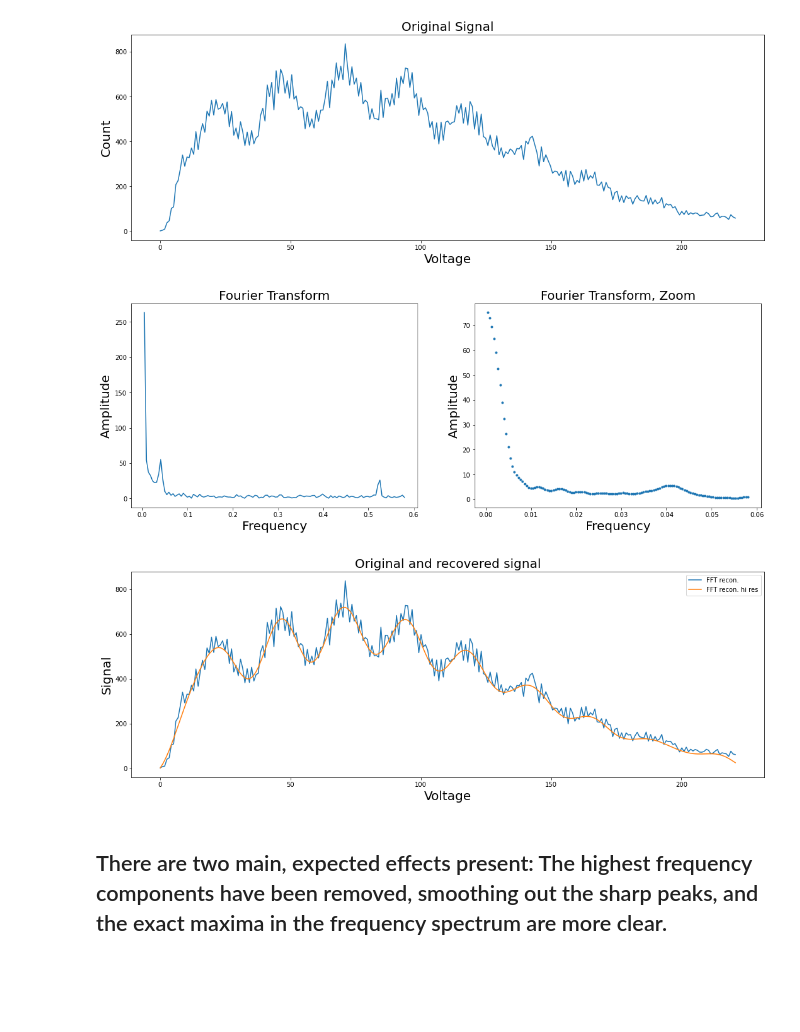
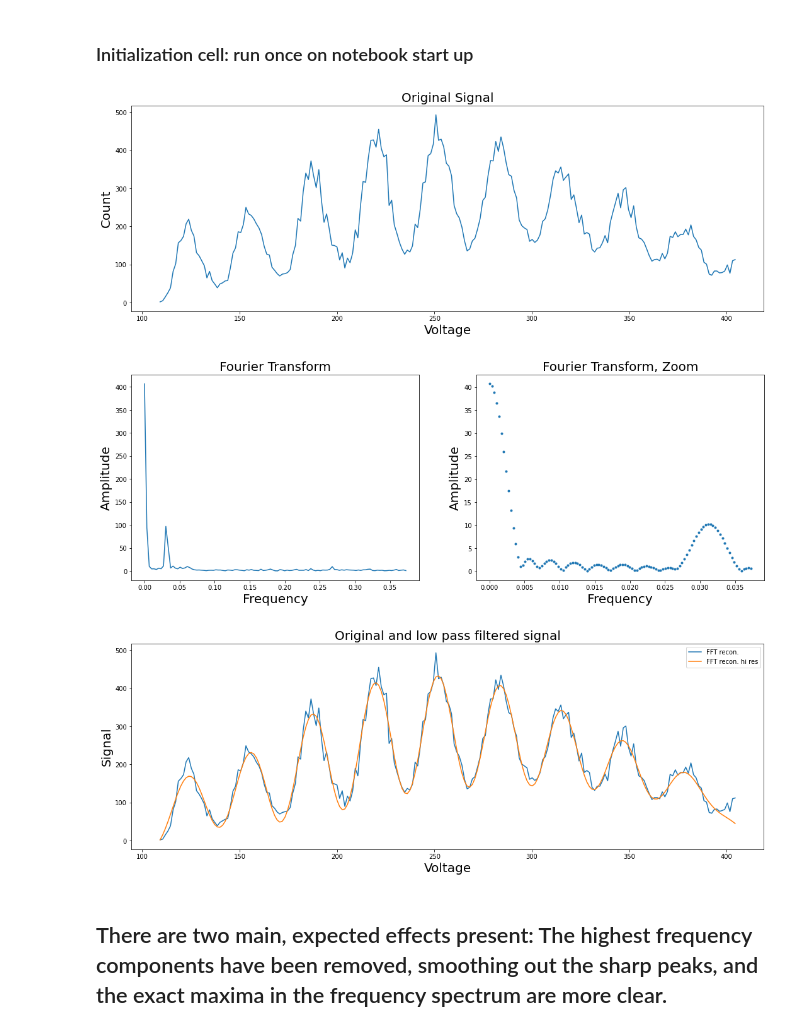
Before and after one commit to peckalec/SiPM-Studies, a Jupyter notebook: 1D fourier.ipynb, the cells around one changed output. Saved outputs shown, nothing was run; the diff lists cells and outputs as text; code cells hidden in the pictures; blank space fills up the shorter version.

```diff
--- a/1D fourier.ipynb
+++ b/1D fourier.ipynb
@@ -4,0 +1,2 @@ import matplotlib.pyplot as plt
+# %% [markdown]
+### Initialization cell: run once on notebook start up
@@ -5,34 +31,34 @@ import matplotlib.pyplot as plt
 # %%
 ###Define Inputs
 #!!input document must be delineated with two collumns of (x,y) points!!
-fouriersignal = np.loadtxt("26vcal.txt",float)
+fouriersignal = np.loadtxt("../../calibration/cal 200325-02 2 amp.txt",float)
 hires = 10 #high resolution at low frequencies, set to at least 2;
           #gives a factor of #hires finer frequency sampling, but with a factor of #hires smaller frequency window
 hiresoff = 0 #start at frequency hiresoff/T/hires
 
-time = fouriersignal[:,0]
-signal = fouriersignal[:,1]
+time = fouriersignal[0:len(fouriersignal)//3*2,0]
+signal = fouriersignal[0:len(fouriersignal)//3*2,-1]
 T = time[-1] - time[0] #total integration period
 N = len(time) #number of points
-FFTs = np.zeros([N//2,3]) #Fourier frequencies, amplitudes, and phases
-FFTshr = np.zeros([N//2,3]) #high res
+FFTs = np.zeros([3,N//2]) #Fourier frequencies, amplitudes, and phases
+FFTshr = np.zeros([3,N//2]) #high res
 
 # The DFT is always symmetric about its midpoint.
 # Frequencies above the midpoint are below the Nyquist criterion and does not represent real frequencies.
-for f in range(1,N//2): #iterate over frequencies
+for f in range(0,N//2): #iterate over frequencies
     A = 0
     Ahr = 0
     for d in range(N): #iterate over data points
         A += signal[d] * np.exp(-1j*2*np.pi*d*f/N) #integrate at frequencies f/N, A = a +ib for the fourier expansion f(t) = a*cos(wt)+bsin(wt)
         Ahr += signal[d] * np.exp(-1j*2*np.pi*d*(f+hiresoff)/N/hires)
 
-    FFTs[f,0] = f/T #frequency
-    FFTs[f,1] = la.norm(A)/N*2 #amplitude, factor of 2 to account for symmetry of DFT
-    FFTs[f,2] = np.arctan2(np.imag(A),np.real(A)) #phase
+    FFTs[0][f] = f/T #frequency
+    FFTs[1][f] = la.norm(A)/N*2 #amplitude, factor of 2 to account for symmetry of DFT
+    FFTs[2][f] = np.arctan2(np.imag(A),np.real(A)) #phase
 
-    FFTshr[f,0] = (f+hiresoff)/T/hires #hires frequency
-    FFTshr[f,1] = la.norm(Ahr)/N/hires*2 #hires amplitude
-    FFTshr[f,2] = np.arctan2(np.imag(Ahr),np.real(Ahr)) #hires phase
+    FFTshr[0][f] = (f+hiresoff)/T/hires #hires frequency
+    FFTshr[1][f] = la.norm(Ahr)/N/hires*2 #hires amplitude
+    FFTshr[2][f] = np.arctan2(np.imag(Ahr),np.real(Ahr)) #hires phase
 
 #Inverse Fourier transform
 invFT = np.zeros(N,complex)
@@ -40,43 +66,43 @@ invFThr = np.zeros(N,complex)
 
 for d in range(N): #iterate over data points
     for f in range(N//2): #iterate over frequencies
-        invFT[d] += FFTs[f,1] * np.exp(2j*np.pi*d/N*f+1j*FFTs[f,2])
-        invFThr[d] += FFTshr[f,1] * np.exp(2j*np.pi*d/N*(f+hiresoff)/hires+1j*FFTshr[f,2])
+        invFT[d] += FFTs[1][f] * np.exp(2j*np.pi*d/N*f+1j*FFTs[2][f])
+        invFThr[d] += FFTshr[1][f] * np.exp(2j*np.pi*d/N*(f+hiresoff)/hires+1j*FFTshr[2][f])
 #take real part and add the DC offset back
 ReinvFT = np.real(invFT) + signal[0] - np.real(invFT[0])
 ReinvFThr = np.real(invFThr) + signal[0] - np.real(invFThr[0])
 # %%
 #make plots
 plt.rcParams["figure.figsize"] = (18,6)
 plt.plot(time,signal)
 plt.title("Original Signal", size=20)
 plt.xlabel("Voltage", size=20)
 plt.ylabel("Count", size=20)
 plt.show()
 
 fig,ax = plt.subplots(1,2,figsize=(18,6))
-ax[0].plot(FFTs[1:,0],FFTs[1:,1],"-")
+ax[0].plot(FFTs[0],FFTs[1],"-")
 ax[0].set_title("Fourier Transform", size=20)
 ax[0].set_xlabel("Frequency", size=20)
 ax[0].set_ylabel("Amplitude", size=20)
 
-ax[1].plot(FFTshr[1:,0],FFTshr[1:,1],".")
+ax[1].plot(FFTshr[0],FFTshr[1],".")
 ax[1].set_title("Fourier Transform, Zoom", size=20)
 ax[1].set_xlabel("Frequency", size=20)
 ax[1].set_ylabel("Amplitude", size=20)
 plt.show()
 
 plt.plot(time,ReinvFT,label="FFT recon.")
 plt.plot(time,ReinvFThr,label="FFT recon. hi res")
 plt.legend()
-plt.title("Original and recovered signal", size=20)
+plt.title("Original and low pass filtered signal", size=20)
 plt.xlabel("Voltage", size=20)
 plt.ylabel("Signal", size=20)
 plt.show()
 # %% [output]
-[figure, old version]
+[figure, new version]
-[figure, old version]
+[figure, new version]
-[figure, old version]
+[figure, new version]
 # %% [markdown]
 ## There are two main, expected effects present: The highest frequency components have been removed, smoothing out the sharp peaks, and the exact maxima in the frequency spectrum are more clear.
 # %% [markdown]
```
Also changed, not shown: parts of 5 cells of this notebook.
